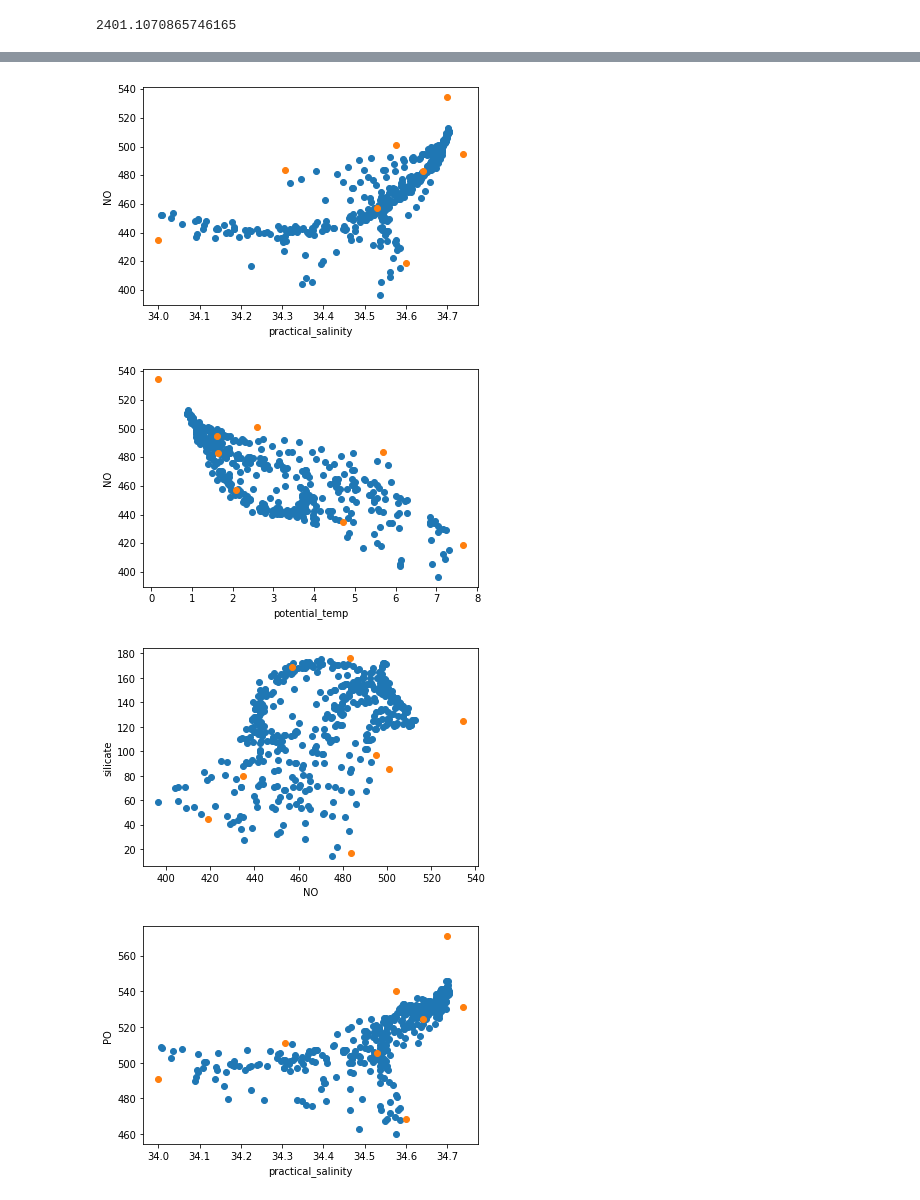
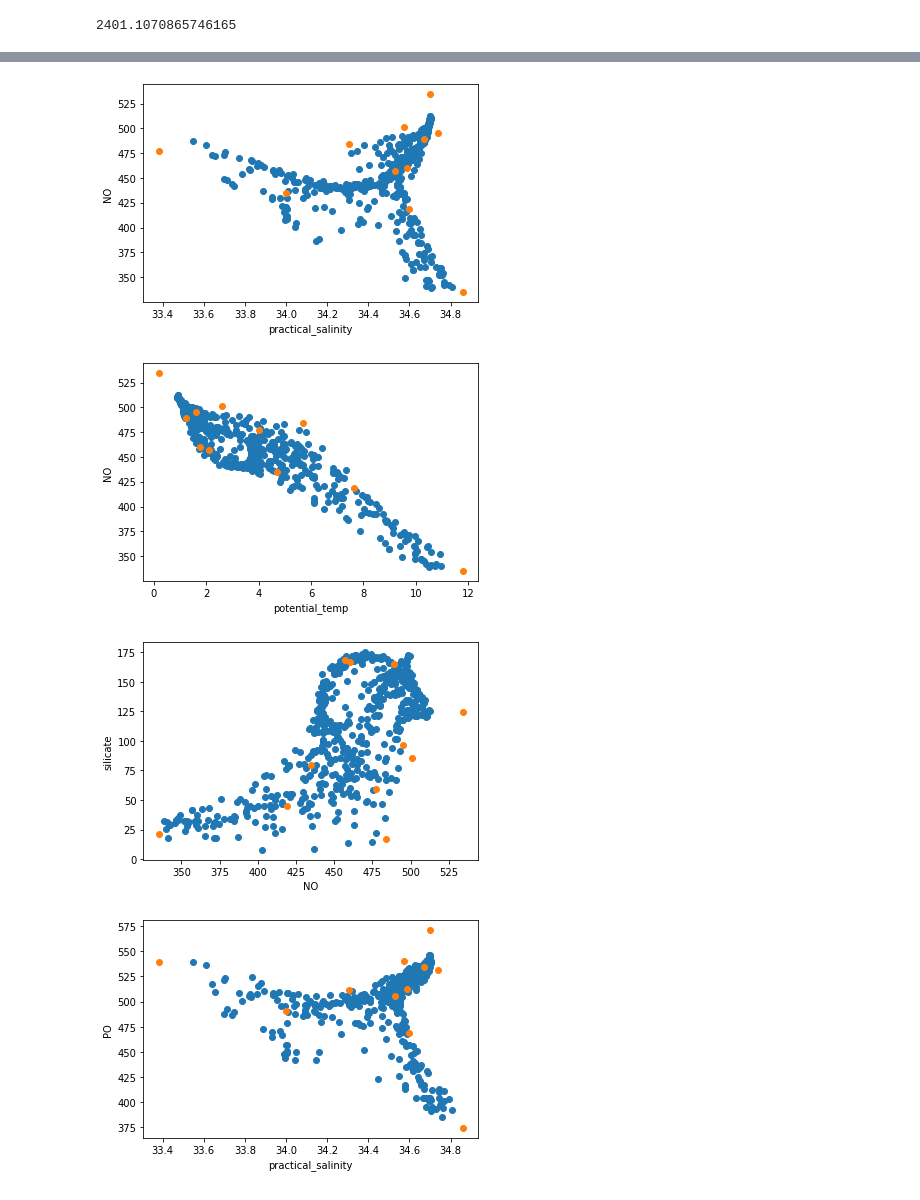
Before and after one commit to nitrogenlab/oceanography_colab_notebooks, a Jupyter notebook: for_rian/ConstrainedWaterMassAnalysis.ipynb, the cells around one changed output, grey strips where cells are left out. Cells and saved outputs as stored; diff of their text form; code cells hidden in the pictures.

```diff
--- a/for_rian/ConstrainedWaterMassAnalysis.ipynb
+++ b/for_rian/ConstrainedWaterMassAnalysis.ipynb
@@ -143,15 +143,19 @@ def prepare_water_mass_df(water_mass_arr):
 #TODO: add PO
 #TODO: calculate PV
 #TODO: think about PO vs. delta-P
-                            #Temp  Sal     Oxy     Phos   Sili   Nitr    Spic      Vort
+                             #Temp  Sal     Oxy     Phos   Sili   Nitr    Spic      Vort
 P16_Emilie_AAIW = ["AAIW",    5.68, 34.307, 237.0,  1.77,  16.60, 25.5,   0.068,    88.86E-12]
+PSUW =            ["PSUW",    4.03, 33.38,	174.7,	2.35,  59.34, 31.24,  -0.964,  970.78E-12]
+#GLODAP_ESSW =     ["ESSW",   12.2,  34.86,  84.6,   1.87,  21.58, 25.87,   1.419,    2.66E-12]
+GLODAP_ESSW =     ["ESSW",    11.8,  34.86,  84.6,   1.87,  21.58, 25.87,   1.419,    2.66E-12]
 GLODAP_mystery =  ["Mystery", 2.09, 34.53,   36.1,  3.03, 168.87, 43.5,  -0.154,    26.95E-12]
+GLODAP_EqPIW =    ["EqPIW",   7.65, 34.60,   48.50, 2.71,  44.53, 38.26,  0.568,     0.01E-12]
 GLODAP_NPIW =     ["NPIW",    4.72, 34,      81.8,  2.64,  79.87, 36.48, -0.262,   130.26E-12]
-GLODAP_EqPIW =    ["EqPIW",   7.65, 34.60,   48.50, 2.71,  44.53, 38.26,  0.568,     0.01E-12]
+PDW1 =            ["PDW1",    1.78, 34.59,   59.60, 2.92, 166.62, 41.38, -0.140,    19.14E-12]
 P16_UCDW =        ["UCDW",    2.6,  34.575, 168,    2.4,   85.7,  34.4,  -0.1,      37.49E-12]
-Emilie_P16_PDW =  ["PDW",     1.65, 34.641,	95,	   2.77, 175.9,	 40.1,  -0.123,    10.43E-12]
+PDW23 =           ["PDW23",   1.23, 34.67,  128.50, 2.62, 164.89, 37.24, -0.182,     6.05E-12]
 P16_LCDW =        ["LCDW",    1.62, 34.738, 195,    2.17,  96.6,  31,    -0.066,    12.55E-12]
-GLODAP_AABW =     ["AABW",    0.18, 34.70,  219,    2.27, 124.45, 32.57, -0.203,     2.9E-12]
+GLODAP_AABW =     ["AABW",    0.18, 34.70,  219,    2.27, 124.45, 32.57, -0.203,     2.90E-12]
 
 """end_mem =   [ %5.68   34.307   237    1.77   16.6    25.5  0.068  88.86E-12; ...    % P16 Emilie AAIW
               4.03	33.38	174.7	2.35	59.34	31.24 -0.964	970.78E-12; ...    % PSUW GLODAP v2 cruise 300, stn 126
@@ -167,11 +171,14 @@ GLODAP_AABW =     ["AABW",    0.18, 34.70,  219,    2.27, 124.45, 32.57, -0.203,
 
 end_mem_intanddeep_df = prepare_water_mass_df(
     [P16_Emilie_AAIW,
+     PSUW,
+     GLODAP_ESSW,
      GLODAP_mystery,
+     GLODAP_EqPIW,
      GLODAP_NPIW,
-     GLODAP_EqPIW,
+     PDW1,
      P16_UCDW,
-     Emilie_P16_PDW,
+     PDW23,
      P16_LCDW,
      GLODAP_AABW])
 
@@ -190,7 +197,8 @@ from matplotlib import pyplot as plt
 
 #Constrain to intermediate waters
 # For intermedaite, also have (gp15_df["sig0"] <= 27.72)
-gp15_intanddeep_df = gp15_df[(gp15_df["sig0"] >= 27.0)]
+#gp15_intanddeep_df = gp15_df[(gp15_df["sig0"] >= 27.0)]
+gp15_intanddeep_df = gp15_df[(gp15_df["sig0"] >= 26.6)]
 
 def plot_intanddeep(xaxis, yaxis, yscale="linear"):
   plt.scatter(gp15_intanddeep_df[xaxis],
@@ -227,4 +235,4 @@ plot_intanddeep("PO", "NO")
-[figure, old version]
+[figure, new version]
-[figure, old version]
+[figure, new version]
-[figure, old version]
+[figure, new version]
-[figure, old version]
+[figure, new version]
```
Also changed, not shown: parts of 6 cells of this notebook.
